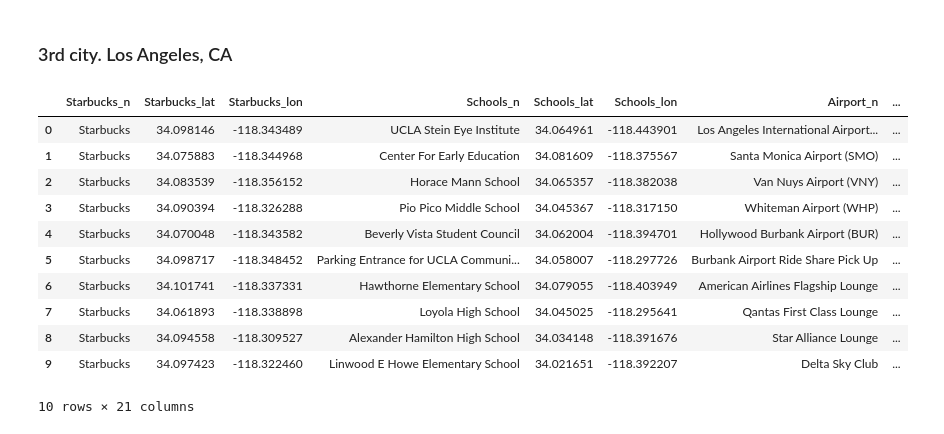
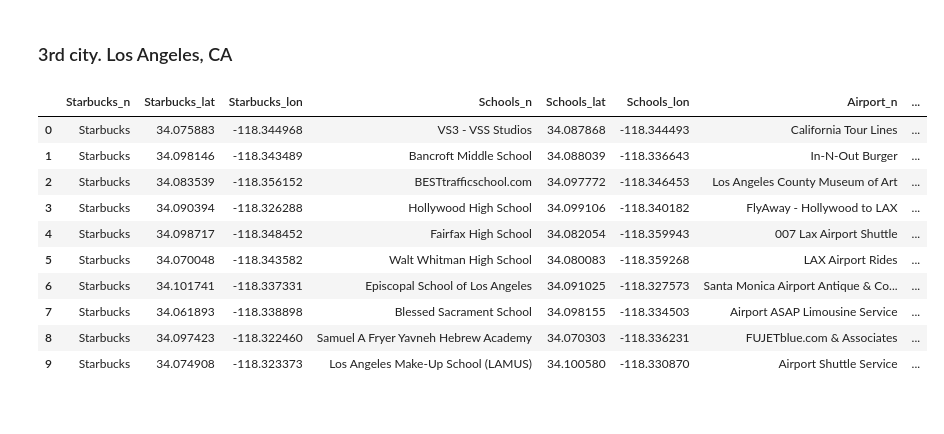
Before and after one commit to Ironhack-data23/project-3, a Jupyter notebook: partII.ipynb, the cells around one changed output. Drawn from its saved outputs; the diff is of its cells as text; code cells hidden in the pictures.

```diff
--- a/partII.ipynb
+++ b/partII.ipynb
@@ -253,12 +261,13 @@ ny_map
 # %%
 lat = 37.788668
 lon = -122.400558
+radius = 2000
 
 def apply_request_starbucks():
     sf_starbucks = []
     for i in query:
         if i == "starbucks":
-            result = requests_for_foursquare("starbucks", lat, lon)
+            result = requests_for_foursquare("starbucks",lat,lon,radius)
             sf_starbucks.append(result)
     return sf_starbucks
 
@@ -266,7 +275,7 @@ def apply_request_school():
     sf_schools = []
     for i in query:
         if i == "schools":
-            result = requests_for_foursquare("schools", lat, lon)
+            result = requests_for_foursquare("schools",lat,lon,radius)
             sf_schools.append(result)
     return sf_schools
 
@@ -274,7 +283,7 @@ def apply_request_airports():
     sf_airport = []
     for i in query:
         if i == "airport":
-            result = requests_for_foursquare("airport", lat, lon)
+            result = requests_for_foursquare("airport",lat,lon,radius)
             sf_airport.append(result)
     return sf_airport
 
@@ -282,7 +291,7 @@ def apply_request_clubs():
     sf_clubs = []
     for i in query:
         if i == "club":
-            result = requests_for_foursquare("club", lat, lon)
+            result = requests_for_foursquare("club",lat,lon,radius)
             sf_clubs.append(result)
     return sf_clubs
 
@@ -290,7 +299,7 @@ def apply_request_vegan():
     sf_vegan = []
     for i in query:
         if i == "vegan":
-            result = requests_for_foursquare("vegan", lat, lon)
+            result = requests_for_foursquare("vegan",lat,lon,radius)
             sf_vegan.append(result)
     return sf_vegan
 
@@ -298,13 +307,13 @@ def apply_request_basketball():
     sf_basketball = []
     for i in query:
         if i == "basketball":
-            result = requests_for_foursquare("basketball", lat, lon)
+            result = requests_for_foursquare("basketball",lat,lon,radius)
             sf_basketball.append(result)
     return sf_basketball
 
 def apply_request_pet():
     sf_pet = []
-    result = requests_for_foursquare_2queries("pet","grooming",lat, lon)
+    result = requests_for_foursquare_2queries("pet","grooming",lat,lon,radius)
     sf_pet.append(result)
     return sf_pet
 # %%
@@ -416,12 +428,13 @@ sf_map
 # %%
 lat = 34.085749
 lon = -118.343791
+radius = 3000
 
 def apply_request_starbucks():
     la_starbucks = []
     for i in query:
         if i == "starbucks":
-            result = requests_for_foursquare("starbucks", lat, lon)
+            result = requests_for_foursquare("starbucks",lat,lon,radius)
             la_starbucks.append(result)
     return la_starbucks
 
@@ -429,7 +442,7 @@ def apply_request_school():
     la_schools = []
     for i in query:
         if i == "schools":
-            result = requests_for_foursquare("schools", lat, lon)
+            result = requests_for_foursquare("schools",lat,lon,radius)
             la_schools.append(result)
     return la_schools
 
@@ -437,7 +450,7 @@ def apply_request_airports():
     la_airport = []
     for i in query:
         if i == "airport":
-            result = requests_for_foursquare("airport", lat, lon)
+            result = requests_for_foursquare("airport",lat,lon,radius)
             la_airport.append(result)
     return la_airport
 
@@ -445,7 +458,7 @@ def apply_request_clubs():
     la_clubs = []
     for i in query:
         if i == "club":
-            result = requests_for_foursquare("club", lat, lon)
+            result = requests_for_foursquare("club",lat,lon,radius)
             la_clubs.append(result)
     return la_clubs
 
@@ -453,7 +466,7 @@ def apply_request_vegan():
     la_vegan = []
     for i in query:
         if i == "vegan":
-            result = requests_for_foursquare("vegan", lat, lon)
+            result = requests_for_foursquare("vegan",lat,lon,radius)
             la_vegan.append(result)
     return la_vegan
 
@@ -461,13 +474,13 @@ def apply_request_basketball():
     la_basketball = []
     for i in query:
         if i == "basketball":
-            result = requests_for_foursquare("basketball", lat, lon)
+            result = requests_for_foursquare("basketball",lat,lon,radius)
             la_basketball.append(result)
     return la_basketball
 
 def apply_request_pet():
     la_pet = []
-    result = requests_for_foursquare_2queries("pet","grooming",lat, lon)
+    result = requests_for_foursquare_2queries("pet","grooming",lat,lon,radius)
     la_pet.append(result)
     return la_pet
 # %%
@@ -498,52 +511,43 @@ airport_longitude = [result["geocodes"]["main"]["longitude"] for i in la_airport
 la_dict["Airport_lon"] = airport_longitude
 
 la_clubs = apply_request_clubs()
 clubs_name = [result["name"] for i in la_clubs for result in i.get("results", [])]
 la_dict["Clubs_n"] = clubs_name
 club_latitude = [result["geocodes"]["main"]["latitude"] for i in la_clubs for result in i.get("results", [])]
 la_dict["Clubs_lat"] = club_latitude
 club_longitude = [result["geocodes"]["main"]["longitude"] for i in la_clubs for result in i.get("results",[])]
 la_dict["Clubs_lon"] = club_longitude
 
-la_vegan = apply_request_vegan()
-vegan_name = [result["name"] for i in la_vegan for result in i.get("results", [])]
-la_dict["Vegan_n"] = vegan_name
-vegan_latitude = [result["geocodes"]["main"]["latitude"] for i in la_vegan for result in i.get("results", [])]
-la_dict["Vegan_lat"] = vegan_latitude
-vegan_longitude = [result["geocodes"]["main"]["longitude"] for i in la_vegan for result in i.get("result", [])]
-la_dict["Vegan_lon"] = vegan_latitude
-
 la_basketball = apply_request_basketball()
 basketball_name = [result["name"] for i in la_basketball for result in i.get("results",[])]
 la_dict["Basketball_n"] = basketball_name
 basketball_latitude = [result["geocodes"]["main"]["latitude"] for i in la_basketball for result in i.get("results", [])]
 la_dict["Basketball_lat"] = basketball_latitude
 basketball_longitde = [result["geocodes"]["main"]["longitude"] for i in la_basketball for result in i.get("results", [])]
 la_dict["Basketball_lon"] = basketball_longitde
 
 la_pet = apply_request_pet()
 pet_name = [result["name"] for i in la_pet for result in i.get("results",[])]
 la_dict["Pet_n"] = pet_name
 pet_latitude = [result["geocodes"]["main"]["latitude"] for i in la_pet for result in i.get("results", [])]
 la_dict["Pet_lat"] = pet_latitude
 pet_longitde = [result["geocodes"]["main"]["longitude"] for i in la_pet for result in i.get("results", [])]
 la_dict["Pet_lon"] = pet_longitde
 
 la_companies = pd.DataFrame(la_dict)
 la_companies
 # %% [output]
 |  | Starbucks_n | Starbucks_lat | Starbucks_lon | Schools_n | Schools_lat | Schools_lon | Airport_n | ... |
-| 0 | Starbucks | 34.098146 | -118.343489 | UCLA Stein Eye Institute | 34.064961 | -118.443901 | Los Angeles International Airport... | ... |
-| 1 | Starbucks | 34.075883 | -118.344968 | Center For Early Education | 34.081609 | -118.375567 | Santa Monica Airport (SMO) | ... |
-| 2 | Starbucks | 34.083539 | -118.356152 | Horace Mann School | 34.065357 | -118.382038 | Van Nuys Airport (VNY) | ... |
-| 3 | Starbucks | 34.090394 | -118.326288 | Pio Pico Middle School | 34.045367 | -118.317150 | Whiteman Airport (WHP) | ... |
-| 4 | Starbucks | 34.070048 | -118.343582 | Beverly Vista Student Council | 34.062004 | -118.394701 | Hollywood Burbank Airport (BUR) | ... |
-| 5 | Starbucks | 34.098717 | -118.348452 | Parking Entrance for UCLA Communi... | 34.058007 | -118.297726 | Burbank Airport Ride Share Pick Up | ... |
-| 6 | Starbucks | 34.101741 | -118.337331 | Hawthorne Elementary School | 34.079055 | -118.403949 | American Airlines Flagship Lounge | ... |
-| 7 | Starbucks | 34.061893 | -118.338898 | Loyola High School | 34.045025 | -118.295641 | Qantas First Class Lounge | ... |
-| 8 | Starbucks | 34.094558 | -118.309527 | Alexander Hamilton High School | 34.034148 | -118.391676 | Star Alliance Lounge | ... |
-| 9 | Starbucks | 34.097423 | -118.322460 | Linwood E Howe Elementary School | 34.021651 | -118.392207 | Delta Sky Club | ... |
+| 0 | Starbucks | 34.075883 | -118.344968 | VS3 - VSS Studios | 34.087868 | -118.344493 | California Tour Lines | ... |
+| 1 | Starbucks | 34.098146 | -118.343489 | Bancroft Middle School | 34.088039 | -118.336643 | In-N-Out Burger | ... |
+| 2 | Starbucks | 34.083539 | -118.356152 | BESTtrafficschool.com | 34.097772 | -118.346453 | Los Angeles County Museum of Art | ... |
+| 3 | Starbucks | 34.090394 | -118.326288 | Hollywood High School | 34.099106 | -118.340182 | FlyAway - Hollywood to LAX | ... |
+| 4 | Starbucks | 34.098717 | -118.348452 | Fairfax High School | 34.082054 | -118.359943 | 007 Lax Airport Shuttle | ... |
+| 5 | Starbucks | 34.070048 | -118.343582 | Walt Whitman High School | 34.080083 | -118.359268 | LAX Airport Rides | ... |
+| 6 | Starbucks | 34.101741 | -118.337331 | Episcopal School of Los Angeles | 34.091025 | -118.327573 | Santa Monica Airport Antique & Co... | ... |
+| 7 | Starbucks | 34.061893 | -118.338898 | Blessed Sacrament School | 34.098155 | -118.334503 | Airport ASAP Limousine Service | ... |
+| 8 | Starbucks | 34.097423 | -118.322460 | Samuel A Fryer Yavneh Hebrew Academy | 34.070303 | -118.336231 | FUJETblue.com & Associates | ... |
+| 9 | Starbucks | 34.074908 | -118.323373 | Los Angeles Make-Up School (LAMUS) | 34.100580 | -118.330870 | Airport Shuttle Service | ... |
-10 rows × 21 columns
 # %%
 lat = 34.085749
 lon =  -118.343791
```
Also changed, not shown: parts of 12 cells of this notebook, 11 other files.
